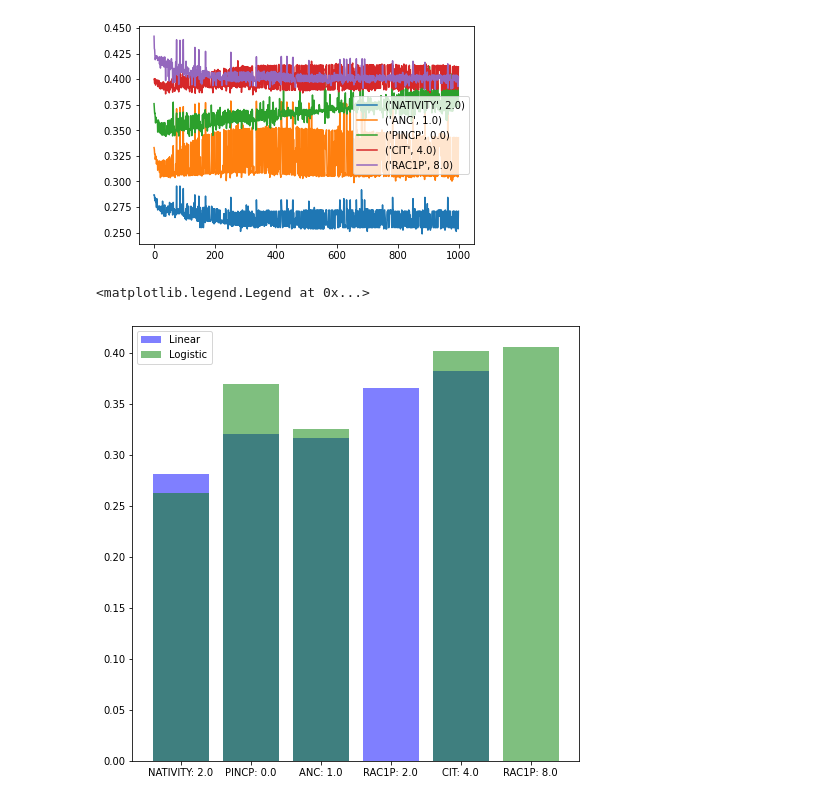
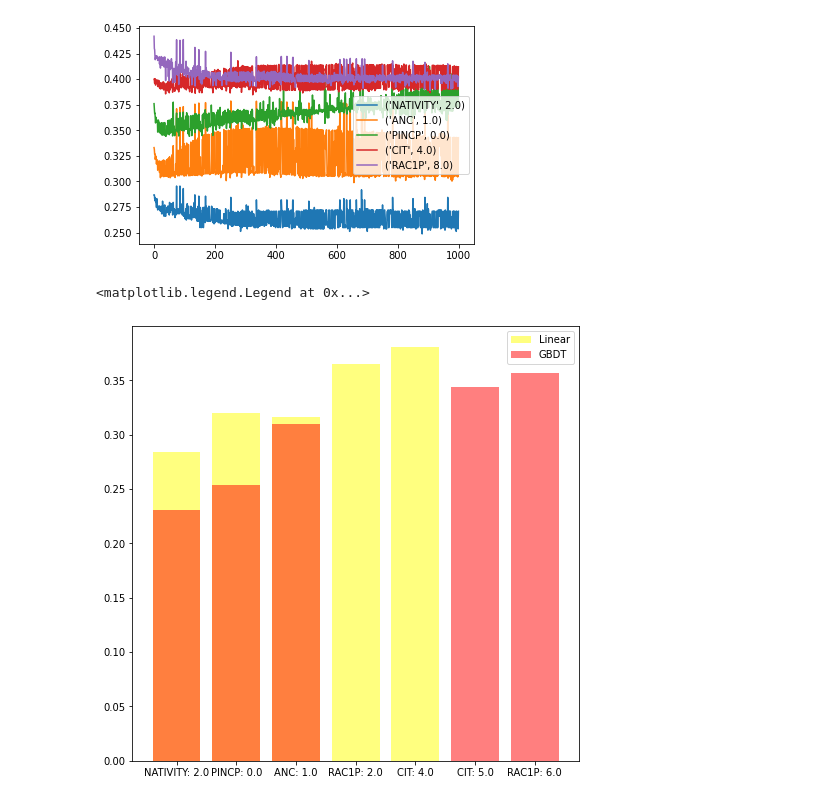
Before and after one commit to rohangpta/minimax-fairness, a Jupyter notebook: experiments.ipynb, the cells around one changed output. Cells and saved outputs as stored; diff of their text form; code cells hidden in the pictures.

```diff
--- a/experiments.ipynb
+++ b/experiments.ipynb
@@ -241,22 +251,25 @@ plt.legend(groups)
 # %%
 g1, g_1 = G_(LinReg(X_, y, None), X, y, 5)
 g2, g_2 = G_(LogReg(X_, y, None), X, y, 5)
+g3, g_3 = G_(GBT(X_, y, None), X, y, 5)
 
 f = lambda x: str(x[0]) + ": " + str(x[1])
 
-g_1 = list(map(f, g_1))
-g_2 = list(map(f, g_2))
-g1 = remove_intersect(g1)
-g2 = remove_intersect(g2)
+g_1, g_2, g_3 = [list(map(f, g__)) for g__ in [g_1, g_2, g_3]]
+
+g1, g2, g3 = list(map(remove_intersect, [g1, g2, g3]))
 
 
 errors = test(H_bar, X_, y, g1, sklearn.metrics.zero_one_loss, partial(eps_k_rand, round=True))
 errors2 = test(H_bar_3, X_, y, g2, sklearn.metrics.zero_one_loss, partial(eps_k_rand, round=False))
+errors3 = test(H_bar_2, X_, y, g2, sklearn.metrics.zero_one_loss, partial(eps_k_rand, round=False))
 # %%
 plt.figure(figsize = (8, 8))
-plt.bar(g_1, errors, alpha=0.5, color='blue')
-plt.bar(g_2, errors2, alpha=0.5, color='green')
-plt.legend(['Linear', "Logistic"])
+plt.bar(g_1, errors, alpha=0.5, color='yellow')
+# plt.bar(g_2, errors2, alpha=0.5, color='green')
+
+plt.bar(g_3, errors3, alpha=0.5, color='red')
+plt.legend(['Linear', "GBDT"])
 # %% [output]
 <matplotlib.legend.Legend at 0x...>
-[figure, old version]
+[figure, new version]
```
Also changed, not shown: parts of 1 cell of this notebook.
